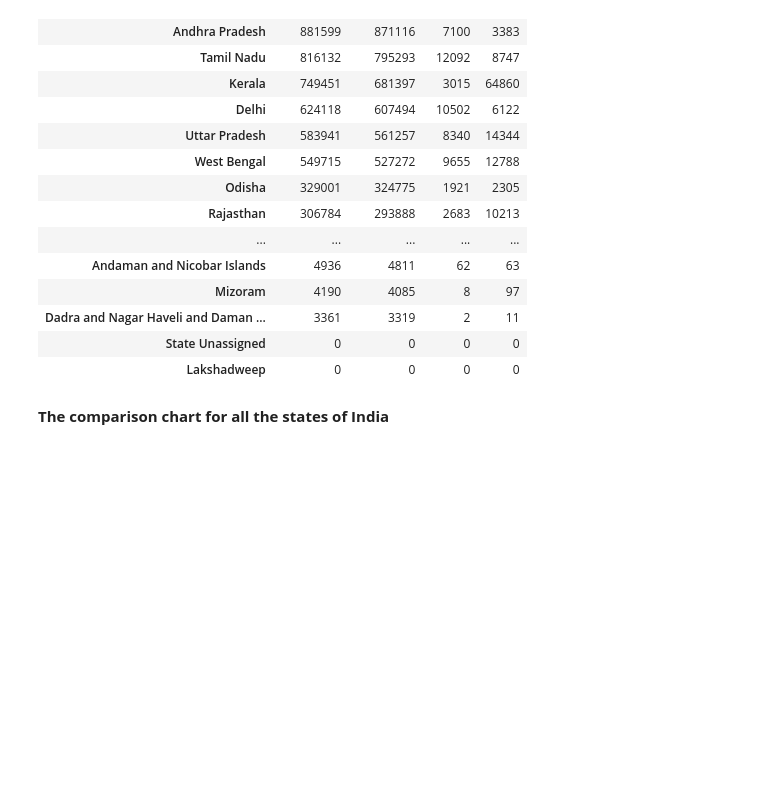
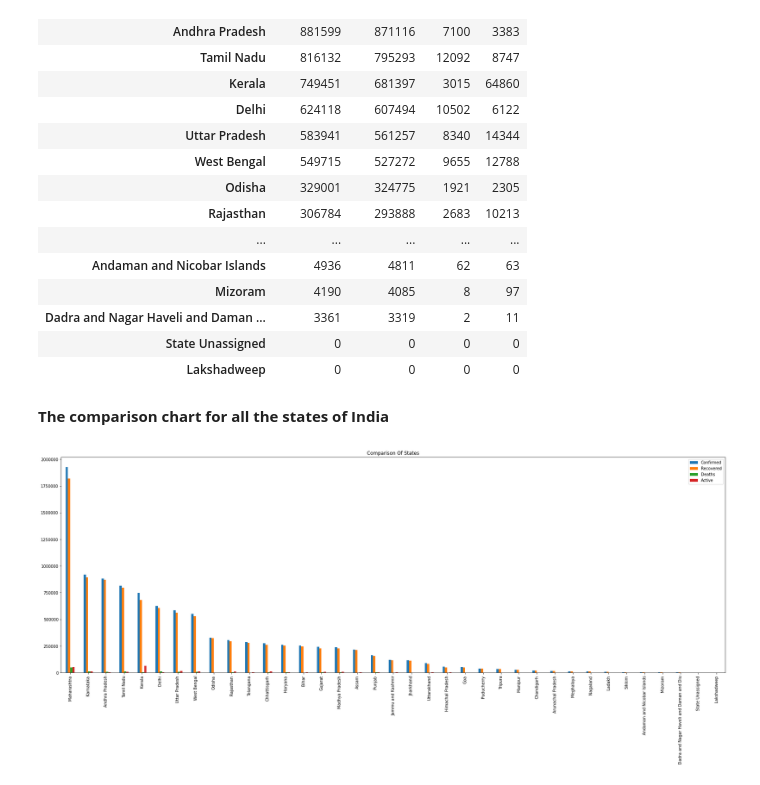
Before and after one commit to kartikay89/Data-Analysis, a Jupyter notebook: Covid_19(INDIA).ipynb, the cells around one changed output. Saved outputs shown, nothing was run; the diff lists cells and outputs as text; code cells hidden in the pictures; blank space fills up the shorter version.

```diff
--- a/Covid_19(INDIA).ipynb
+++ b/Covid_19(INDIA).ipynb
@@ -265,6 +270,6 @@ plt.show()
 # %%
 comparisonDF = FilteredIndianStates.rename(columns={'State': ''})
-comparisonDFV1 = comparisonDF.set_index(comparisonDFV1.iloc[:,0])
+comparisonDFV1 = comparisonDF.set_index(comparisonDF.iloc[:,0])
 comparisonDFV2 = comparisonDFV1.drop(comparisonDFV1.columns[0], axis=1)
 comparisonDFV3 = comparisonDFV2.drop(['Total'])
 comparisonDFV3
@@ -289,3 +294,13 @@ comparisonDFV3
 | Lakshadweep | 0 | 0 | 0 | 0 |
 # %% [markdown]
 **The comparison chart for all the states of India**
+# %%
+comparisonDFV3.plot.bar(rot=90, figsize=(30,10))
+plt.ticklabel_format(style='plain', axis='y')
+plt.title('Comparison Of States')
+plt.show()comparisonDFV3.plot.bar(rot=90, figsize=(30,10))
+plt.ticklabel_format(style='plain', axis='y')
+plt.title('Comparison Of States')
+plt.show()
+# %% [output]
+[figure, added]
```
Also changed, not shown: parts of 23 cells of this notebook.
